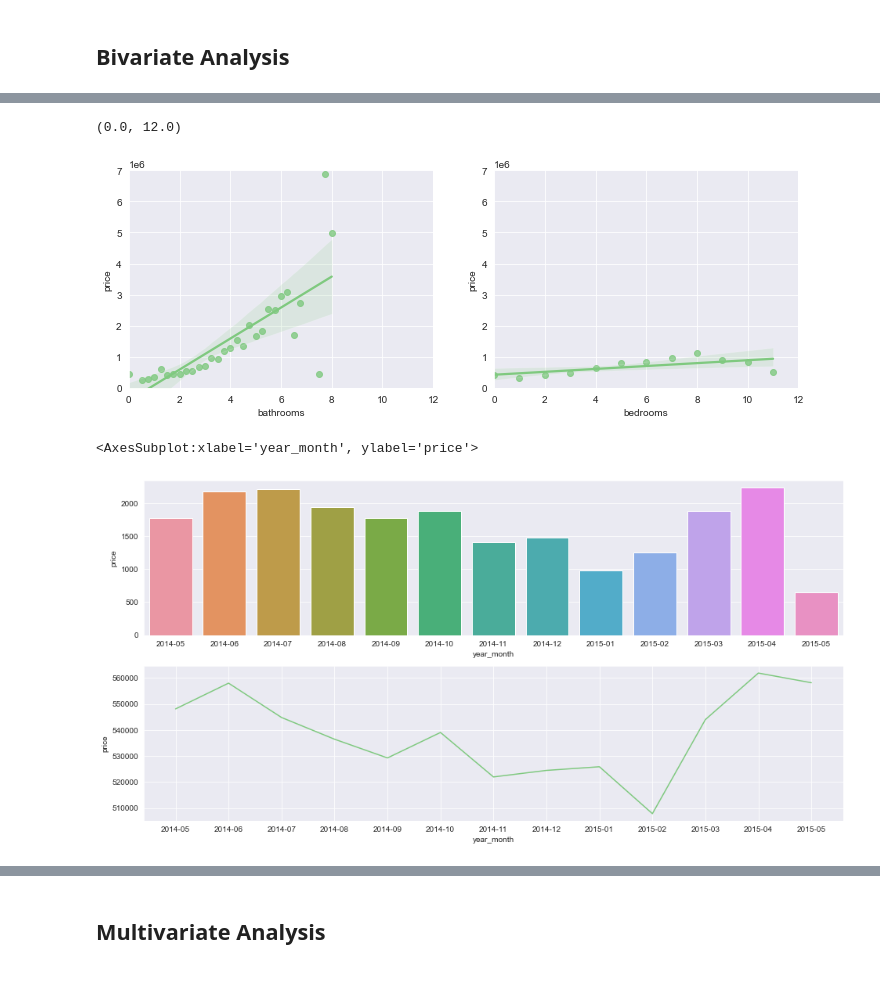
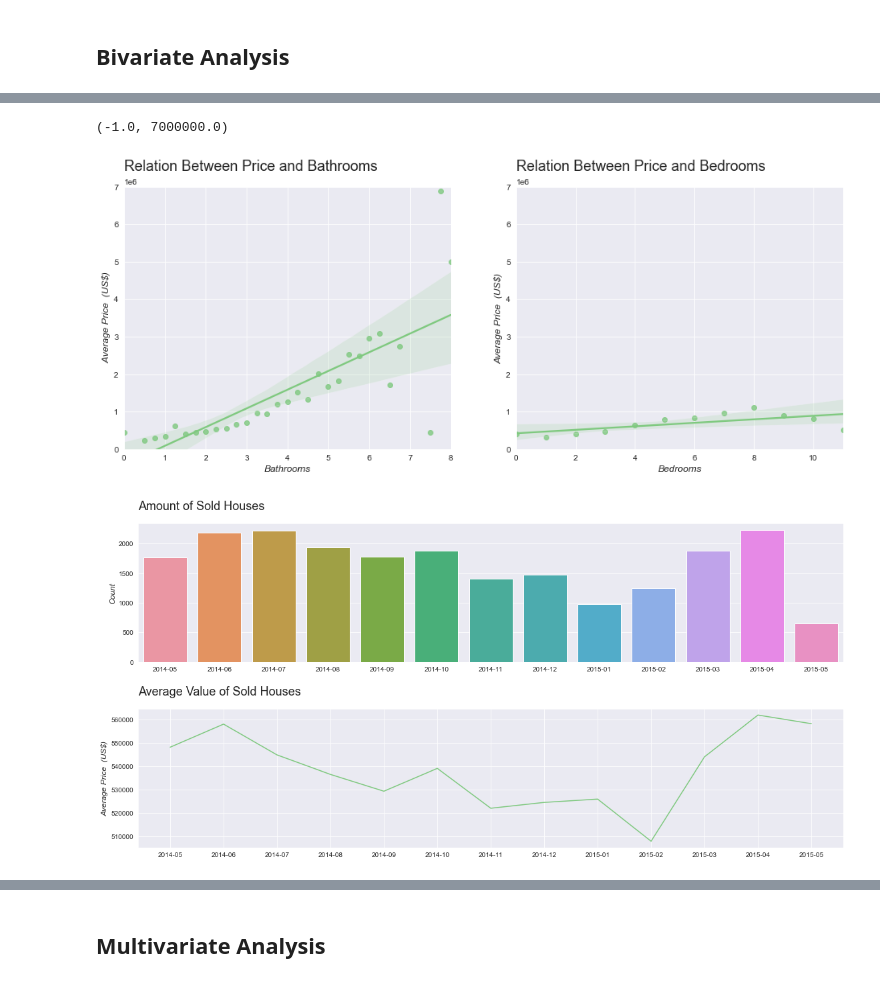
Before and after one commit to rodrigomm92/king_county_house_sales, a Jupyter notebook: insight_project_kc_houses.ipynb, the cells around one changed output, grey strips where cells are left out. Cells and saved outputs as stored; diff of their text form; code cells hidden in the pictures.

```diff
--- a/insight_project_kc_houses.ipynb
+++ b/insight_project_kc_houses.ipynb
@@ -11,6 +13,13 @@ import matplotlib.pyplot as plt
 # Set Seaborn configurations
 sns.set_palette('Accent')
 sns.set_style('darkgrid')
+
+# standard font for plots
+def std_font(ax1, title, xlabel, ylabel):
+    ax1.set_title(title, loc='left',fontdict={'fontsize':18}, pad=20)
+    ax1.set_xlabel(xlabel, fontdict={'fontsize':12, 'style':'italic'})
+    ax1.set_ylabel(ylabel, fontdict={'fontsize':12, 'style':'italic'})
+    return None
 # %% [markdown]
 ## Loading Data
 # %%
@@ -182,41 +189,43 @@ sns.jointplot(data=df_sqftliving_price, x='sqft_living', y='price', kind='reg')
 # %%
 # 3)
 bedroom = aux2[['bedrooms','price']].groupby('bedrooms').mean().reset_index().round(2)
 bathroom = aux2[['bathrooms','price']].groupby('bathrooms').mean().reset_index().round(2)
 # bed_bath
-plt.figure(figsize=(12,4))
+plt.figure(figsize=(16,6))
 ax1 = plt.subplot(1,2,1)
 plot1 = sns.regplot(data=bathroom, x="bathrooms", y="price")
+std_font(plot1, 'Relation Between Price and Bathrooms', 'Bathrooms', ' Average Price (US$)')
 plot1.set_ylim(-1,7000000)
-plot1.set_xlim(0,12)
+
 
 ax2 = plt.subplot(1,2,2)
 plot2 = sns.regplot(data=bedroom, x="bedrooms", y="price")
+std_font(plot2, 'Relation Between Price and Bedrooms', 'Bedrooms', 'Average Price (US$)')
 plot2.set_ylim(-1,7000000)
-plot2.set_xlim(0,12)
+
 
 # bedrooms correlation = 0.32
 # bathrooms correlation = 0.53
 # %% [output]
-(0.0, 12.0)
+(-1.0, 7000000.0)
-[figure, old version]
+[figure, new version]
 # %%
 # 4)
 count_year_month = aux2[['year_month','price']].groupby('year_month').count().reset_index()
 average_year_month = aux2[['year_month','price']].groupby('year_month').mean().reset_index()
 
-plt.figure(figsize=(16,8))
+plt.figure(figsize=(16,8), tight_layout={'pad':2.0})
 ax1 = plt.subplot(2,1,1)
 ax = sns.barplot(data=count_year_month, x='year_month', y='price')
-
+std_font(ax, 'Amount of Sold Houses', '', 'Count')
 
 ax2 = plt.subplot(2,1,2)
 sns.lineplot(data=average_year_month, x='year_month', y='price')
+std_font(ax2, 'Average Value of Sold Houses', '', 'Average Price (US$)')
 
 # prices get low on winter
 # 2015-05 less selled houses but more income
 # %% [output]
-<AxesSubplot:xlabel='year_month', ylabel='price'>
-[figure, old version]
+[figure, new version]
 # %%
 # 5)
```
Also changed, not shown: parts of 15 cells of this notebook.
